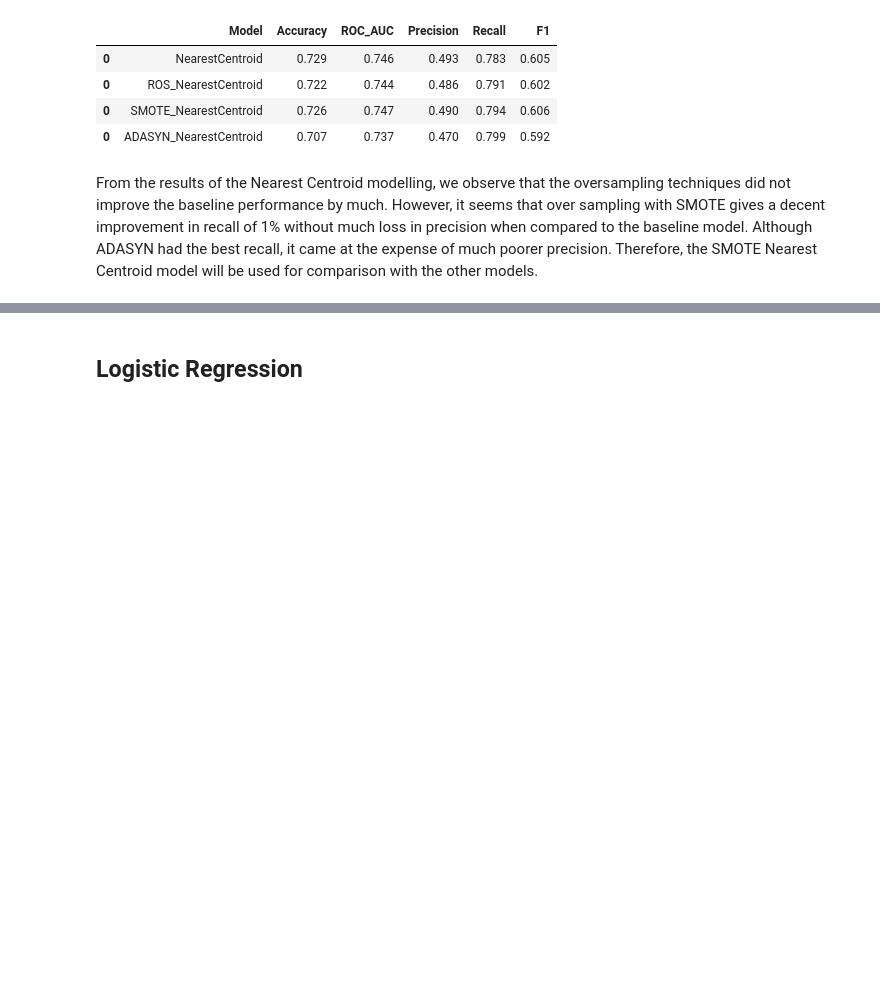
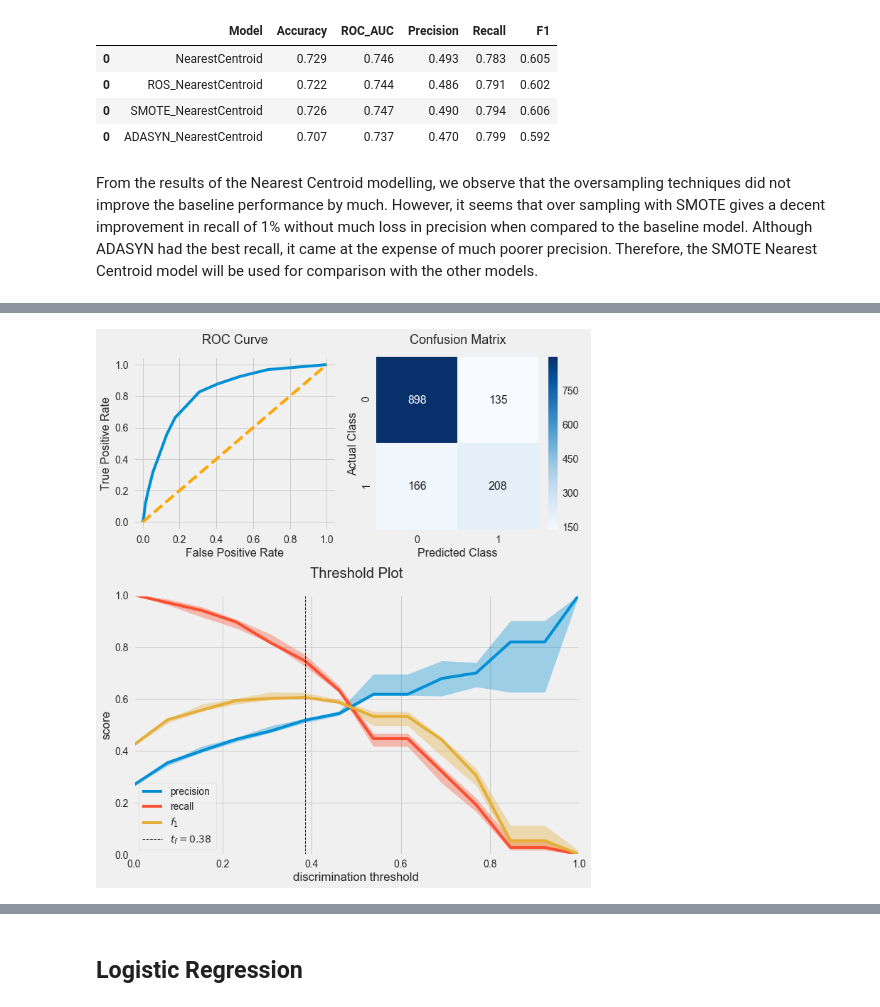
Before and after one commit to Joshuayeo95/Telco-Churn, a Jupyter notebook: modelling.ipynb, the cells around one changed output, grey strips where cells are left out. Saved outputs shown, nothing was run; the diff lists cells and outputs as text; code cells hidden in the pictures; blank space fills up the shorter version.

Commit message:
Finished KNN and RForest Modelling

```diff
--- a/modelling.ipynb
+++ b/modelling.ipynb
@@ -391,0 +439,5 @@ From the results of the Nearest Centroid modelling, we observe that the oversamp
+# %%
+knn_tuned = knn_gscv.best_estimator_
+
+knn_tuned = model_results_summary(knn_tuned, X_train, y_train, X_test, y_test, cv_kwargs,
+                                  model_name='K-Nearest Neighbours')
@@ -391,0 +463,4 @@ From the results of the Nearest Centroid modelling, we observe that the oversamp
+# %%
+results_visualisations(knn_tuned, X_train, y_train, X_test, y_test, random_state=SEED)
+# %% [output]
+[figure, added]
```
Also changed, not shown: parts of 39 cells of this notebook.
